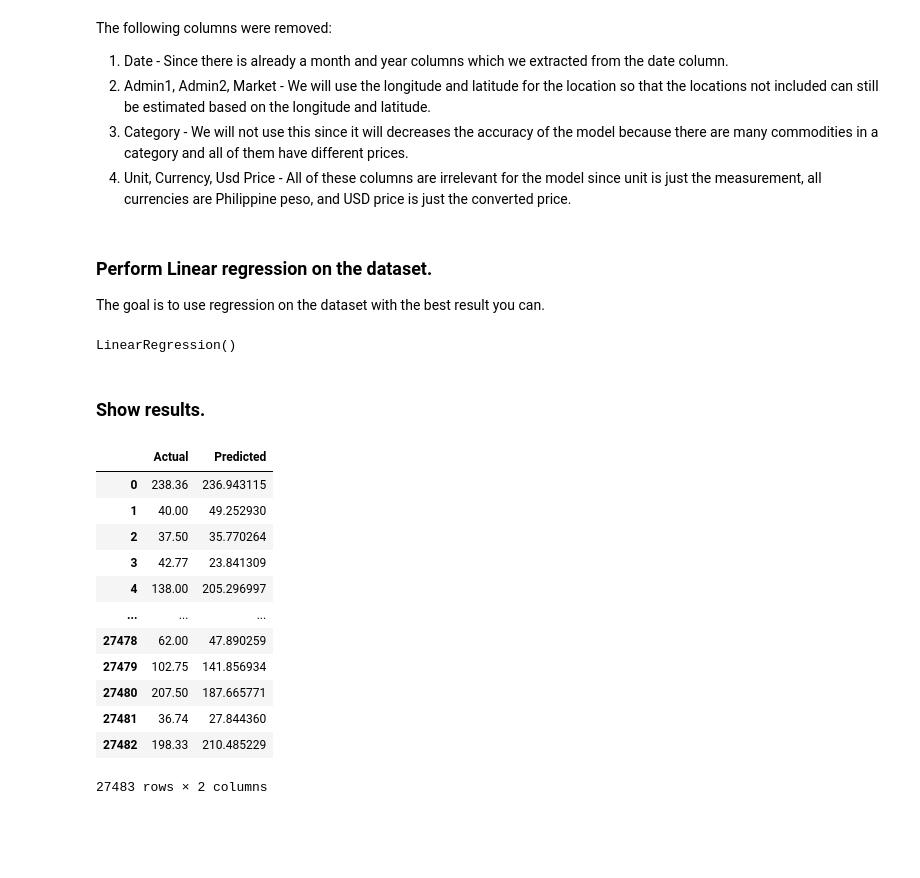
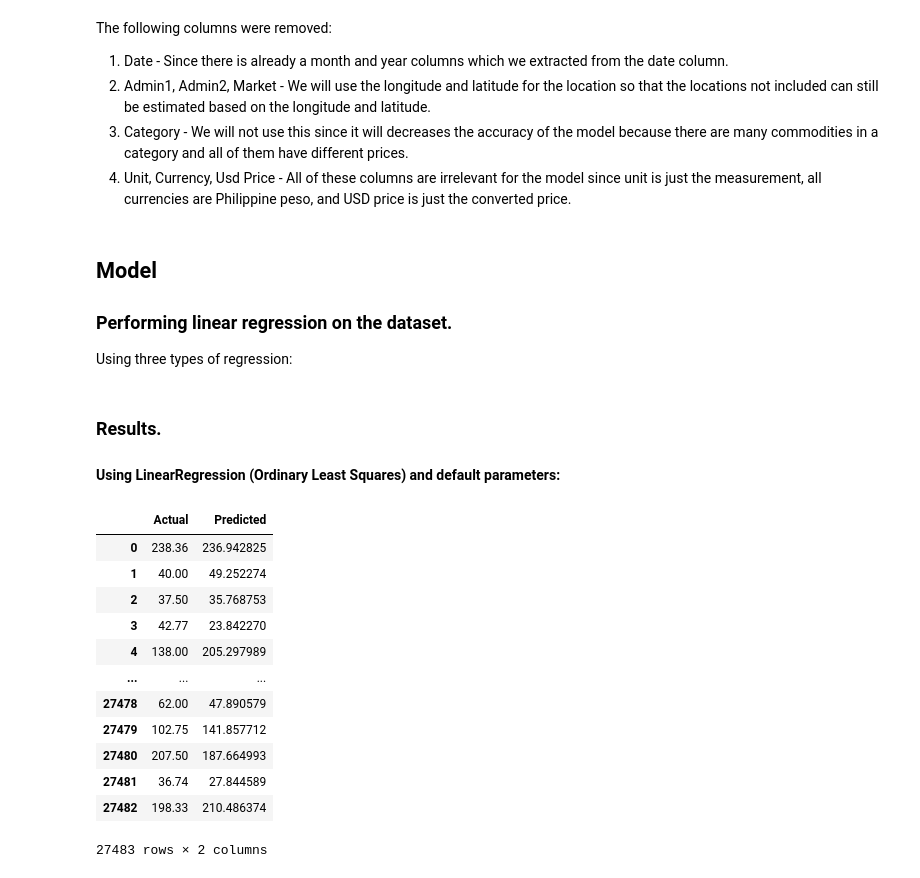
Before and after one commit to adzmco23/cs180-group23-project, a Jupyter notebook: CS-180-Final-Project.ipynb, the cells around one changed output. Saved outputs shown, nothing was run; the diff lists cells and outputs as text; code cells hidden in the pictures; blank space fills up the shorter version.

Commit message:
added other regression models

```diff
--- a/CS-180-Final-Project.ipynb
+++ b/CS-180-Final-Project.ipynb
@@ -72,11 +80,12 @@ data = data.drop(['date', 'admin1','admin2','market','category', 'currency', 'un
         ,'usdprice'], axis='columns')
 
 #Get dummy values for the categorical columns
-data = pd.get_dummies(data=data, drop_first=True)
+data = pd.get_dummies(data=data)
 
 #Divide the data into test and training sets
 X = data.drop(['price'], axis='columns')
 y = data['price'].values
+
 from sklearn.model_selection import train_test_split
 X_train, X_test, y_train, y_test = train_test_split(X, y, test_size=0.20, random_state=26)
 print(X_train.shape)
@@ -110,44 +119,52 @@ The following columns were removed:
 3) Category - We will not use this since it will decreases the accuracy of the model because there are many commodities in a category and all of them have different prices.
 4) Unit, Currency, Usd Price - All of these columns are irrelevant for the model since unit is just the measurement, all currencies are Philippine peso, and USD price is just the converted price.
 # %% [markdown]
-### Perform Linear regression on the dataset.
-The goal is to use regression on the dataset with the best result you can.
+## Model
+### Performing linear regression on the dataset.
+Using three types of regression:
 # %%
 #Train the model using the training set
-from sklearn.linear_model import LinearRegression
-regressor = LinearRegression()
-regressor.fit(X_train, y_train)
+from sklearn.linear_model import LinearRegression, RidgeCV, ElasticNetCV
+regressor1 = LinearRegression()
+regressor2 = RidgeCV(alphas=np.logspace(-3, 3, 50))
+regressor3 = ElasticNetCV()
+
+regressor1.fit(X_train, y_train)
+regressor2.fit(X_train, y_train)
+regressor3.fit(X_train, y_train)
+
+#Use the model on the testing set
+test_predictions1 = regressor1.predict(X_test)
+test_predictions2 = regressor2.predict(X_test)
+test_predictions3 = regressor3.predict(X_test)
-# %% [output]
-LinearRegression()
 # %% [markdown]
-### Show results.
+### Results.
+
+#### Using LinearRegression (Ordinary Least Squares) and default parameters:
 # %%
-#Use the model on the testing set
-test_predictions = regressor.predict(X_test)
+#get the MAE,MSE,RMSE, and R2 values to evaluate the model
+from sklearn.metrics import mean_absolute_error,mean_squared_error, r2_score
 
-#get the MAE,MSE,RMSE, and R2 values to evaluate the model
-from sklearn.metrics import mean_absolute_error,mean_squared_error
-MAE = mean_absolute_error(y_test,test_predictions)
-MSE = mean_squared_error(y_test,test_predictions)
+MAE = mean_absolute_error(y_test,test_predictions1)
+MSE = mean_squared_error(y_test,test_predictions1)
 RMSE = np.sqrt(MSE)
-from sklearn.metrics import r2_score
-r2 = r2_score(y_test,test_predictions)
+r2 = r2_score(y_test,test_predictions1)
 
-comparison_df = pd.DataFrame({"Actual":y_test,"Predicted":test_predictions})
+comparison_df = pd.DataFrame({"Actual":y_test,"Predicted":test_predictions1})
 display(comparison_df)
 
 print(f"MAE = {MAE}\nMSE = {MSE}\nRMSE = {RMSE}\nr2 = {r2}")
 # %% [output]
 |  | Actual | Predicted |
-| 0 | 238.36 | 236.943115 |
-| 1 | 40.00 | 49.252930 |
-| 2 | 37.50 | 35.770264 |
-| 3 | 42.77 | 23.841309 |
-| 4 | 138.00 | 205.296997 |
+| 0 | 238.36 | 236.942825 |
+| 1 | 40.00 | 49.252274 |
+| 2 | 37.50 | 35.768753 |
+| 3 | 42.77 | 23.842270 |
+| 4 | 138.00 | 205.297989 |
 | ... | ... | ... |
-| 27478 | 62.00 | 47.890259 |
-| 27479 | 102.75 | 141.856934 |
-| 27480 | 207.50 | 187.665771 |
-| 27481 | 36.74 | 27.844360 |
-| 27482 | 198.33 | 210.485229 |
+| 27478 | 62.00 | 47.890579 |
+| 27479 | 102.75 | 141.857712 |
+| 27480 | 207.50 | 187.664993 |
+| 27481 | 36.74 | 27.844589 |
+| 27482 | 198.33 | 210.486374 |
 27483 rows × 2 columns
```
Also changed, not shown: parts of 19 cells of this notebook.
